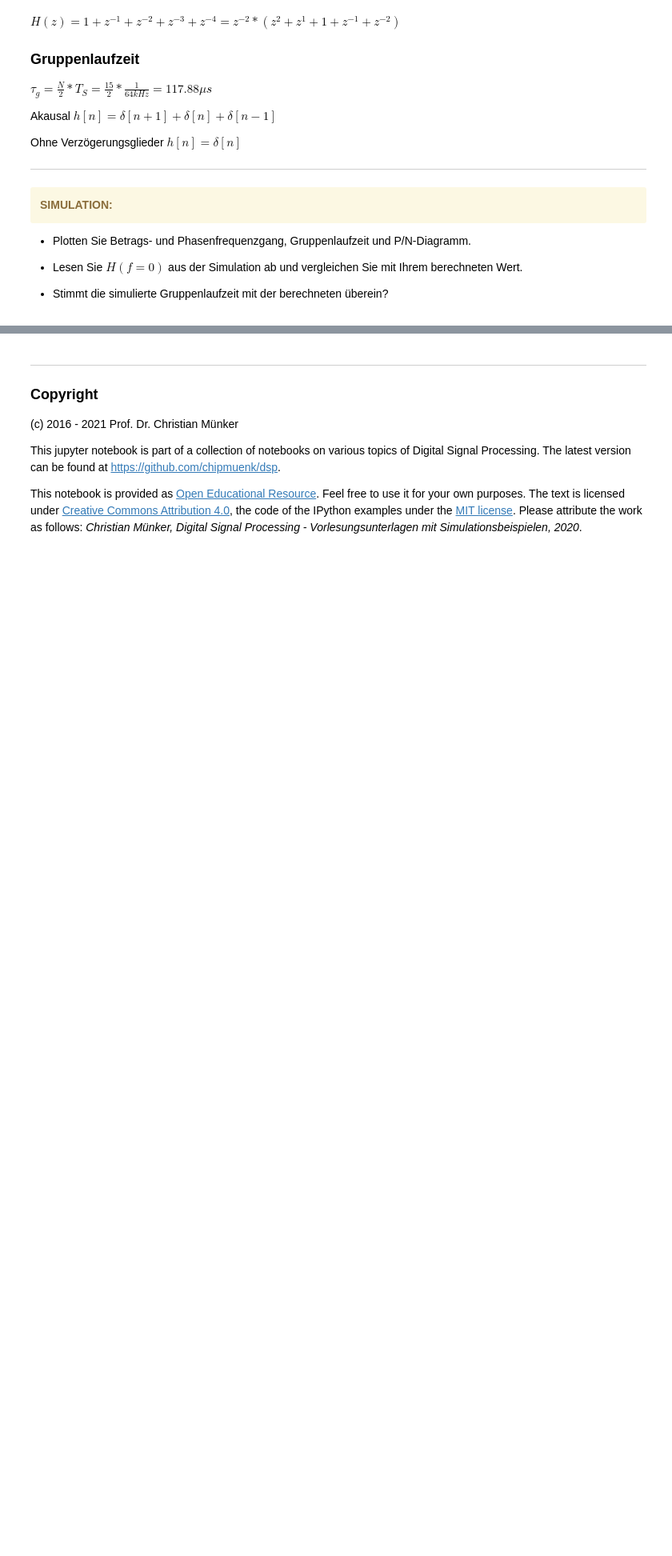
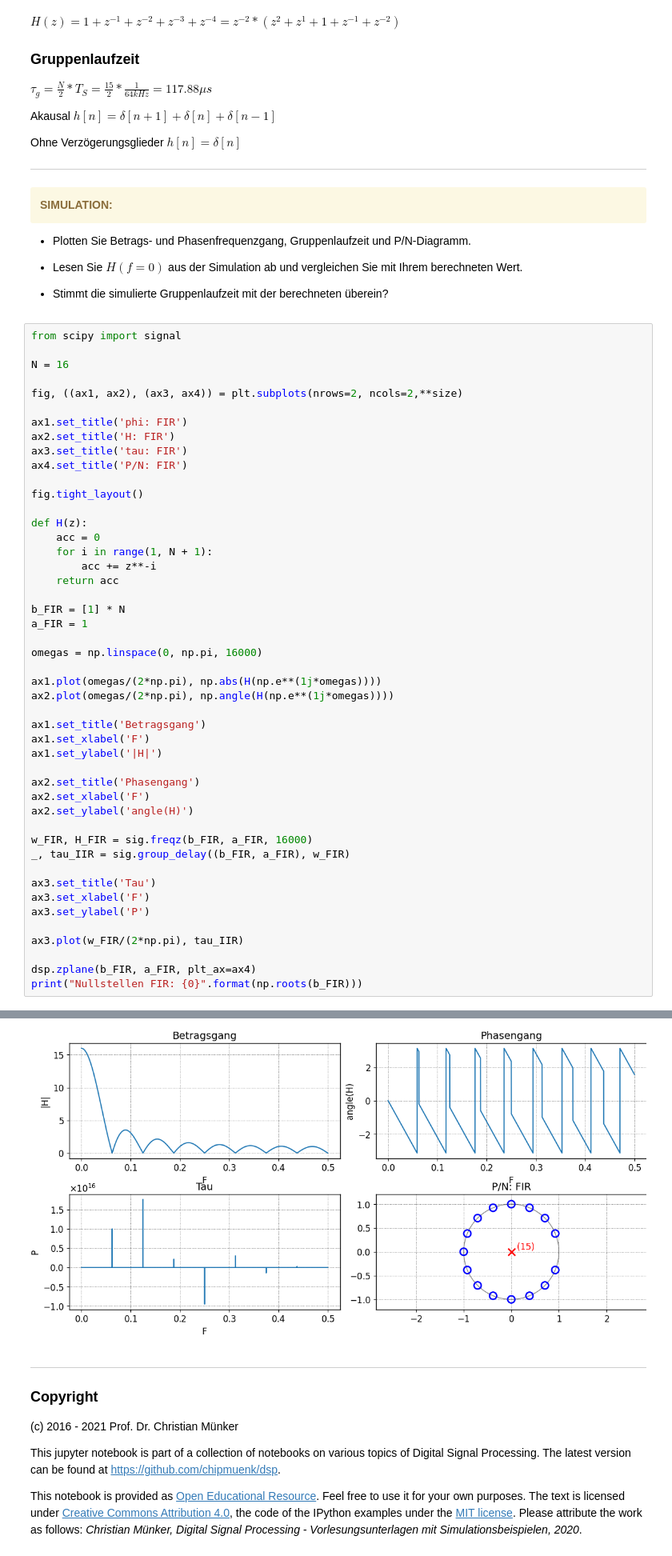
Before and after one commit to Flo0/dsp, a Jupyter notebook: notebooks/00_LAB/LAB_1.ipynb, the cells around one changed output, grey strips where cells are left out. Shown: that part at 80% size. Saved outputs shown, nothing was run; the diff lists cells and outputs as text; blank space fills up the shorter version.

```diff
--- a/notebooks/00_LAB/LAB_1.ipynb
+++ b/notebooks/00_LAB/LAB_1.ipynb
@@ -425,3 +427,51 @@ $ h[n] = \delta[n] $
 * Lesen Sie $H(f=0)$ aus der Simulation ab und vergleichen Sie mit Ihrem berechneten Wert.
 
 * Stimmt die simulierte Gruppenlaufzeit mit der berechneten überein?
+# %%
+from scipy import signal
+
+N = 16
+
+fig, ((ax1, ax2), (ax3, ax4)) = plt.subplots(nrows=2, ncols=2,**size)
+
+ax1.set_title('phi: FIR')
+ax2.set_title('H: FIR')
+ax3.set_title('tau: FIR')
+ax4.set_title('P/N: FIR')
+
+fig.tight_layout()
+
+def H(z):
+    acc = 0
+    for i in range(1, N + 1):
+        acc += z**-i
+    return acc
+
+b_FIR = [1] * N
+a_FIR = 1
+
+omegas = np.linspace(0, np.pi, 16000)
+
+ax1.plot(omegas/(2*np.pi), np.abs(H(np.e**(1j*omegas))))
+ax2.plot(omegas/(2*np.pi), np.angle(H(np.e**(1j*omegas))))
+
+ax1.set_title('Betragsgang')
+ax1.set_xlabel('F')
+ax1.set_ylabel('|H|')
+
+ax2.set_title('Phasengang')
+ax2.set_xlabel('F')
+ax2.set_ylabel('angle(H)')
+
+w_FIR, H_FIR = sig.freqz(b_FIR, a_FIR, 16000)
+_, tau_IIR = sig.group_delay((b_FIR, a_FIR), w_FIR)
+
+ax3.set_title('Tau')
+ax3.set_xlabel('F')
+ax3.set_ylabel('P')
+
+ax3.plot(w_FIR/(2*np.pi), tau_IIR)
+
+dsp.zplane(b_FIR, a_FIR, plt_ax=ax4)
+print("Nullstellen FIR: {0}".format(np.roots(b_FIR)))
+# %% [output]
@@ -428,3 +486,4 @@ $ h[n] = \delta[n] $
+[figure, added]
 # %% [markdown]
 ***
 ### Copyright
```
Also changed, not shown: parts of 5 cells of this notebook, 4 other files.
